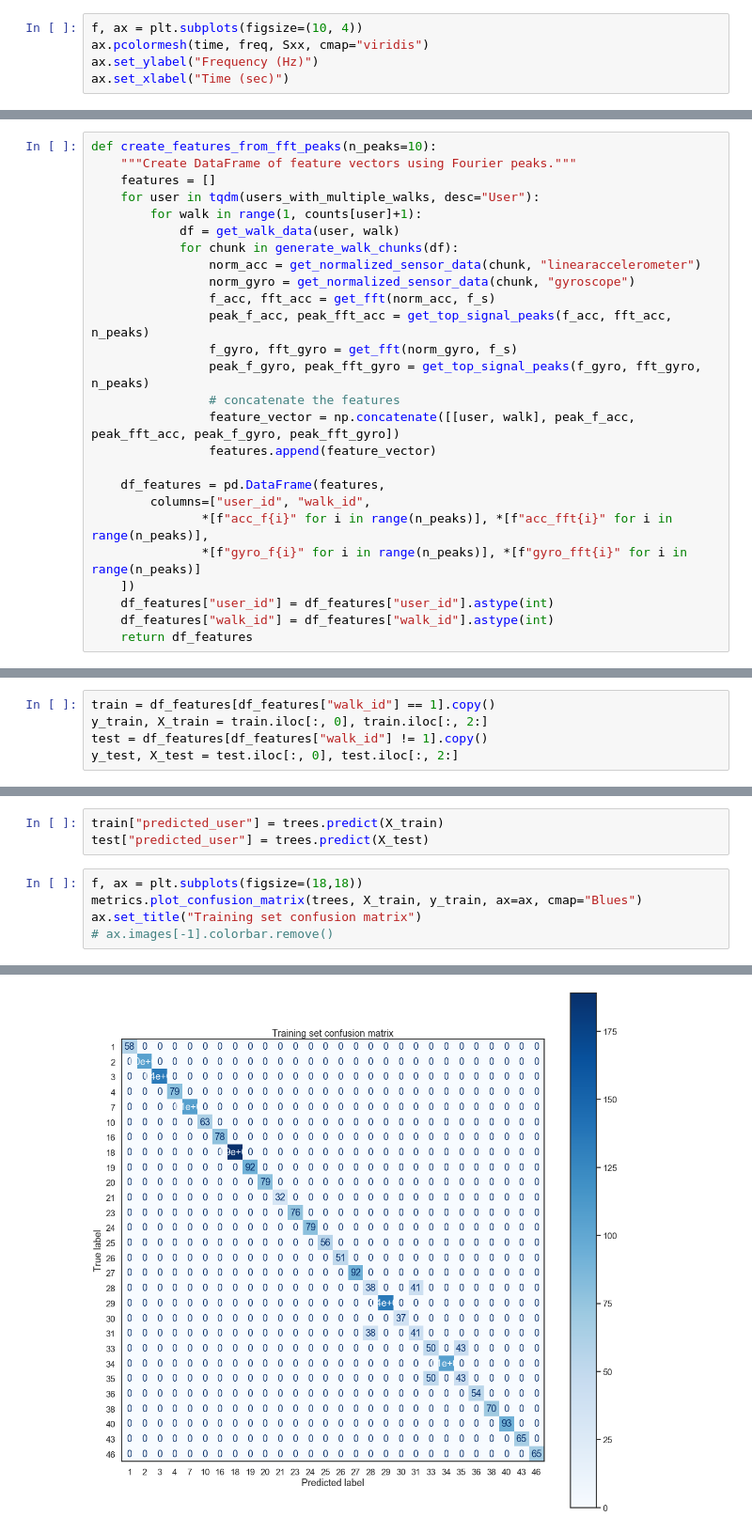
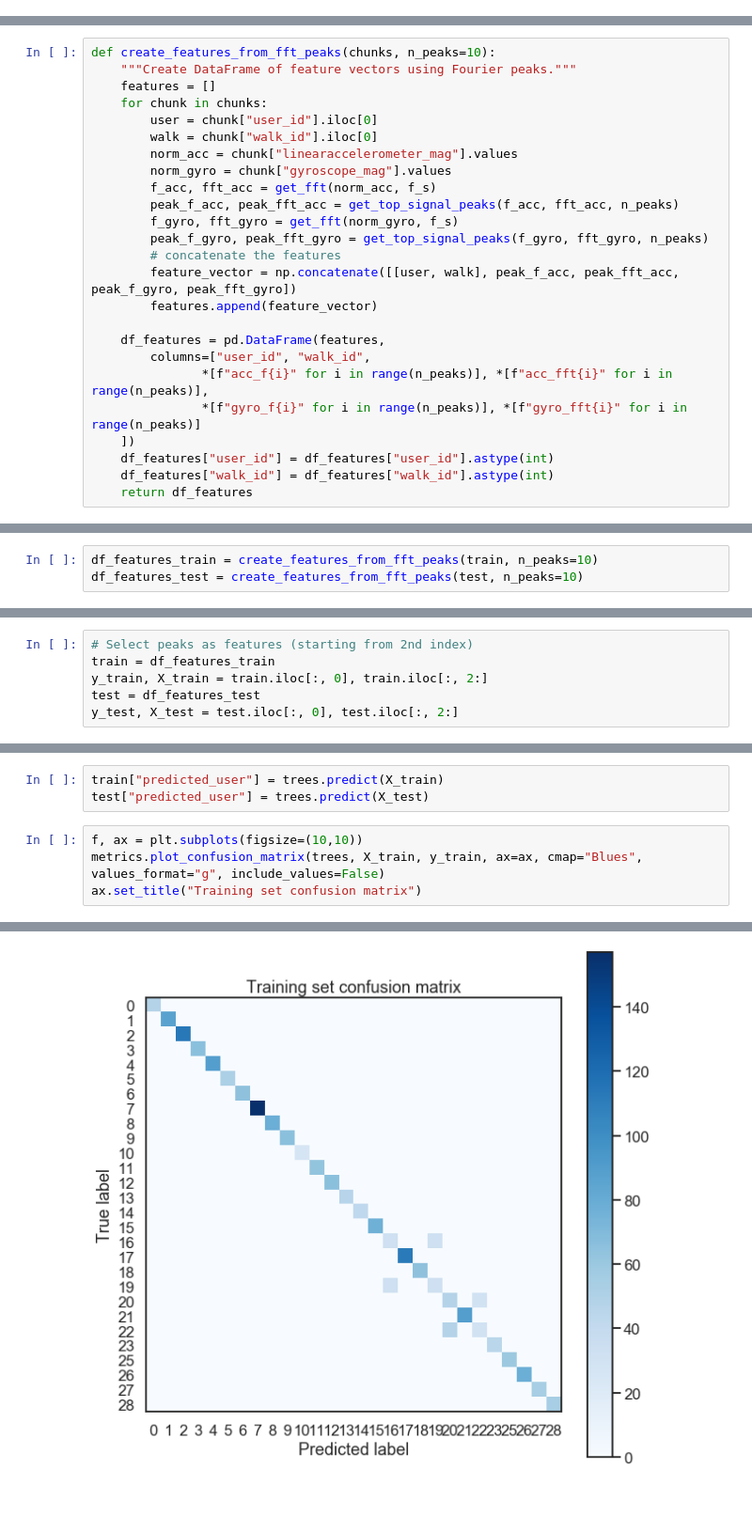
Before and after one commit to f--f/gaitkeeper, a Jupyter notebook: notebooks/1-exploratory-data-analysis.ipynb, the cells around one changed output, grey strips where cells are left out. Shown at 94% size. Cells and saved outputs as stored; diff of their text form; blank space fills up the shorter version.

```diff
--- a/notebooks/1-exploratory-data-analysis.ipynb
+++ b/notebooks/1-exploratory-data-analysis.ipynb
@@ -170,5 +90,0 @@ freq, time, Sxx = spectrogram(get_normalized_sensor_data(df, "linearacceleromete
-# %%
-f, ax = plt.subplots(figsize=(10, 4))
-ax.pcolormesh(time, freq, Sxx, cmap="viridis")
-ax.set_ylabel("Frequency (Hz)")
-ax.set_xlabel("Time (sec)")
@@ -198,20 +97,19 @@ len(users_with_multiple_walks)
 # %%
-def create_features_from_fft_peaks(n_peaks=10):
+def create_features_from_fft_peaks(chunks, n_peaks=10):
     """Create DataFrame of feature vectors using Fourier peaks."""
     features = []
-    for user in tqdm(users_with_multiple_walks, desc="User"):
-        for walk in range(1, counts[user]+1):
-            df = get_walk_data(user, walk)
-            for chunk in generate_walk_chunks(df):
-                norm_acc = get_normalized_sensor_data(chunk, "linearaccelerometer")
-                norm_gyro = get_normalized_sensor_data(chunk, "gyroscope")
-                f_acc, fft_acc = get_fft(norm_acc, f_s)
-                peak_f_acc, peak_fft_acc = get_top_signal_peaks(f_acc, fft_acc, n_peaks)
-                f_gyro, fft_gyro = get_fft(norm_gyro, f_s)
-                peak_f_gyro, peak_fft_gyro = get_top_signal_peaks(f_gyro, fft_gyro, n_peaks)
-                # concatenate the features
-                feature_vector = np.concatenate([[user, walk], peak_f_acc, peak_fft_acc, peak_f_gyro, peak_fft_gyro])
-                features.append(feature_vector)
+    for chunk in chunks:
+        user = chunk["user_id"].iloc[0]
+        walk = chunk["walk_id"].iloc[0]
+        norm_acc = chunk["linearaccelerometer_mag"].values
+        norm_gyro = chunk["gyroscope_mag"].values
+        f_acc, fft_acc = get_fft(norm_acc, f_s)
+        peak_f_acc, peak_fft_acc = get_top_signal_peaks(f_acc, fft_acc, n_peaks)
+        f_gyro, fft_gyro = get_fft(norm_gyro, f_s)
+        peak_f_gyro, peak_fft_gyro = get_top_signal_peaks(f_gyro, fft_gyro, n_peaks)
+        # concatenate the features
+        feature_vector = np.concatenate([[user, walk], peak_f_acc, peak_fft_acc, peak_f_gyro, peak_fft_gyro])
+        features.append(feature_vector)
 
     df_features = pd.DataFrame(features,
         columns=["user_id", "walk_id",
@@ -261,3 +122,6 @@ df_features.head()
+# %%
+df_features_train = create_features_from_fft_peaks(train, n_peaks=10)
+df_features_test = create_features_from_fft_peaks(test, n_peaks=10)
 # %% [markdown]
 ## Fit data to initial classification model
 
@@ -271,5 +140,6 @@ from sklearn.neighbors import KNeighborsClassifier
 # %%
-train = df_features[df_features["walk_id"] == 1].copy()
+# Select peaks as features (starting from 2nd index)
+train = df_features_train
 y_train, X_train = train.iloc[:, 0], train.iloc[:, 2:]
-test = df_features[df_features["walk_id"] != 1].copy()
+test = df_features_test
 y_test, X_test = test.iloc[:, 0], test.iloc[:, 2:]
@@ -292,10 +160,9 @@ RandomForestClassifier(bootstrap=True, ccp_alpha=0.0, class_weight='balanced',
 train["predicted_user"] = trees.predict(X_train)
 test["predicted_user"] = trees.predict(X_test)
 # %%
-f, ax = plt.subplots(figsize=(18,18))
-metrics.plot_confusion_matrix(trees, X_train, y_train, ax=ax, cmap="Blues")
+f, ax = plt.subplots(figsize=(10,10))
+metrics.plot_confusion_matrix(trees, X_train, y_train, ax=ax, cmap="Blues", values_format="g", include_values=False)
 ax.set_title("Training set confusion matrix")
-# ax.images[-1].colorbar.remove()
 # %% [output]
 Text(0.5, 1.0, 'Training set confusion matrix')
-[figure, old version]
+[figure, new version]
```
Also changed, not shown: parts of 64 cells of this notebook, 4 other files.
